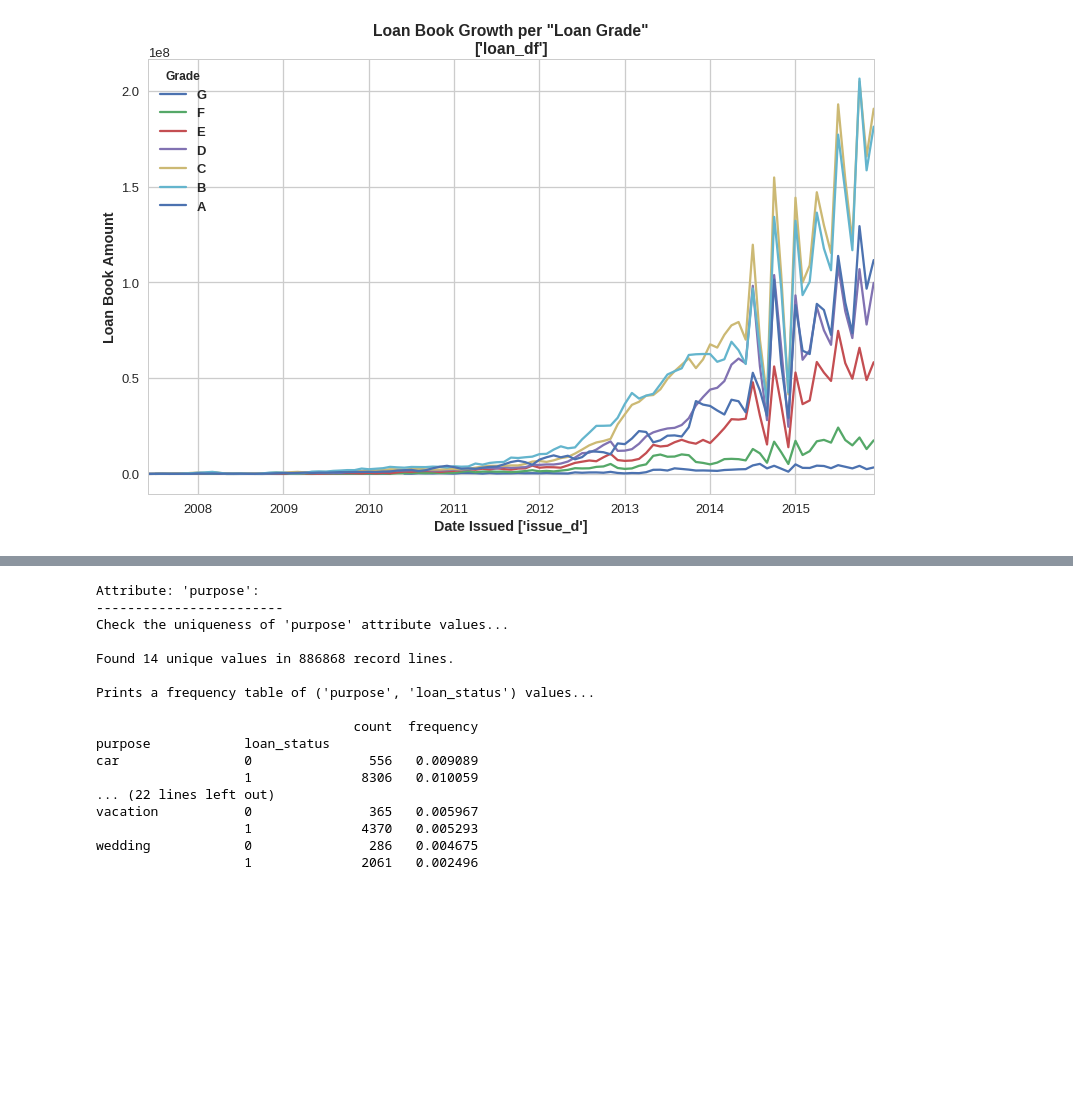
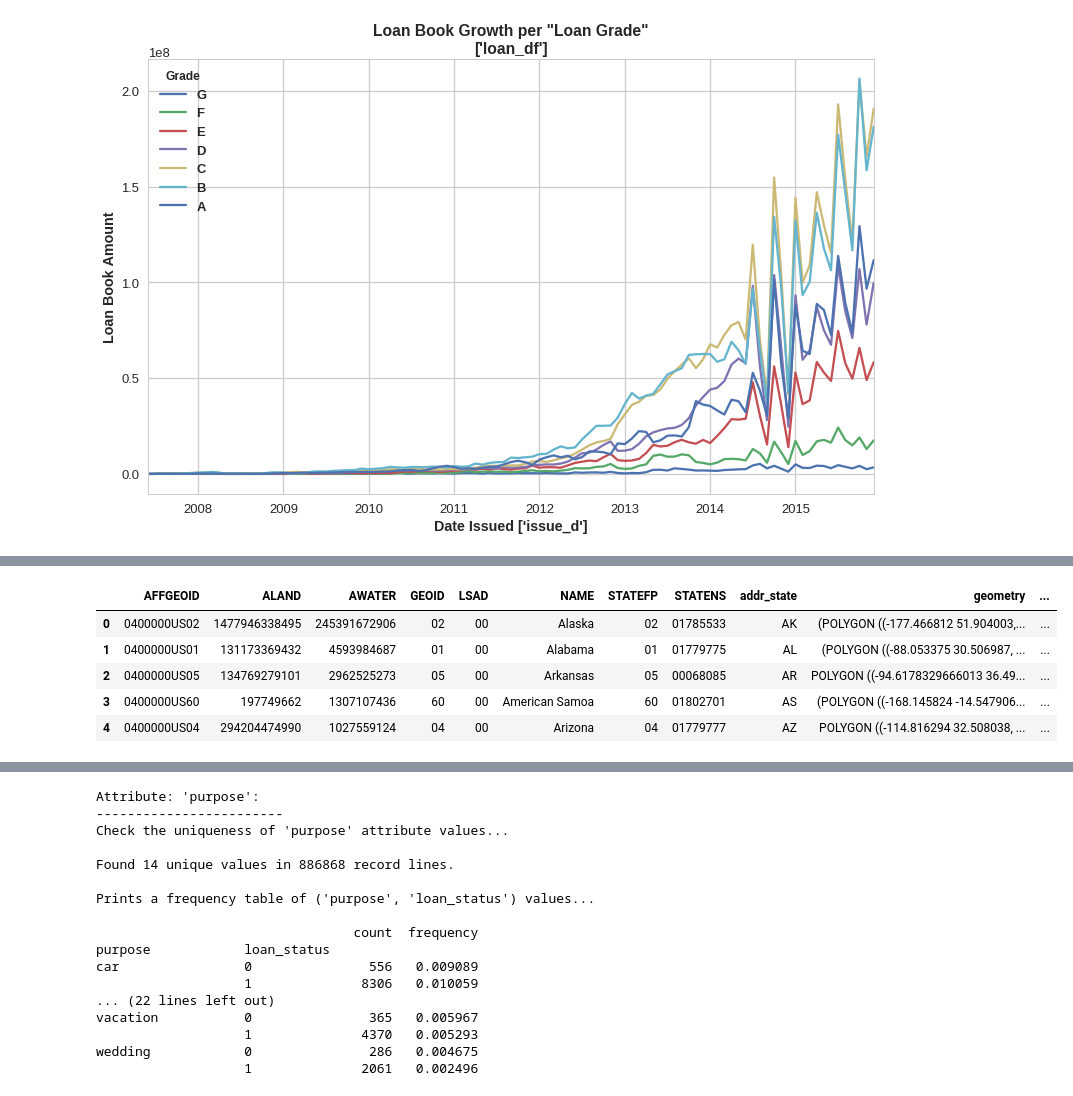
Before and after one commit to tgrammat/ML-Data_Challenges, a Jupyter notebook: Finance-Banking-Related/Lending Club Loan Data - Exploratory Data Analysis [Part I, Python notebook, kaggle].ipynb, the cells around one changed output, grey strips where cells are left out. Cells and saved outputs as stored; diff of their text form; code cells hidden in the pictures; blank space fills up the shorter version.

```diff
--- a/Finance-Banking-Related/Lending Club Loan Data - Exploratory Data Analysis [Part I, Python notebook, kaggle].ipynb
+++ b/Finance-Banking-Related/Lending Club Loan Data - Exploratory Data Analysis [Part I, Python notebook, kaggle].ipynb
@@ -868,0 +900,16 @@ plt.show()
+# %%
+# Rename the "STUSPS" column of the us_gdf GeoDataFrame as "addr_state",
+# in order to perform the join operation
+us_gdf.rename(columns={'STUSPS': 'addr_state'}, inplace=True)
+
+# Perform Join Operation
+us_gdf_loanbook = us_gdf.merge(grouped_agg_df, how='left', on='addr_state', sort=True)
+us_gdf_loanbook.loc[:, ['loanbook_vol_per_state', 'loanbook_amnt_per_state']] = us_gdf_loanbook.loc[:,['loanbook_vol_per_state', 'loanbook_amnt_per_state']].fillna(0)
+us_gdf_loanbook.head()
+# %% [output]
+|  | AFFGEOID | ALAND | AWATER | GEOID | LSAD | NAME | STATEFP | STATENS | addr_state | geometry | ... |
+| 0 | 0400000US02 | 1477946338495 | 245391672906 | 02 | 00 | Alaska | 02 | 01785533 | AK | (POLYGON ((-177.466812 51.904003,... | ... |
+| 1 | 0400000US01 | 131173369432 | 4593984687 | 01 | 00 | Alabama | 01 | 01779775 | AL | (POLYGON ((-88.053375 30.506987, ... | ... |
+| 2 | 0400000US05 | 134769279101 | 2962525273 | 05 | 00 | Arkansas | 05 | 00068085 | AR | POLYGON ((-94.6178329666013 36.49... | ... |
+| 3 | 0400000US60 | 197749662 | 1307107436 | 60 | 00 | American Samoa | 60 | 01802701 | AS | (POLYGON ((-168.145824 -14.547906... | ... |
+| 4 | 0400000US04 | 294204474990 | 1027559124 | 04 | 00 | Arizona | 04 | 01779777 | AZ | POLYGON ((-114.816294 32.508038, ... | ... |
```
Also changed, not shown: parts of 9 cells of this notebook.
